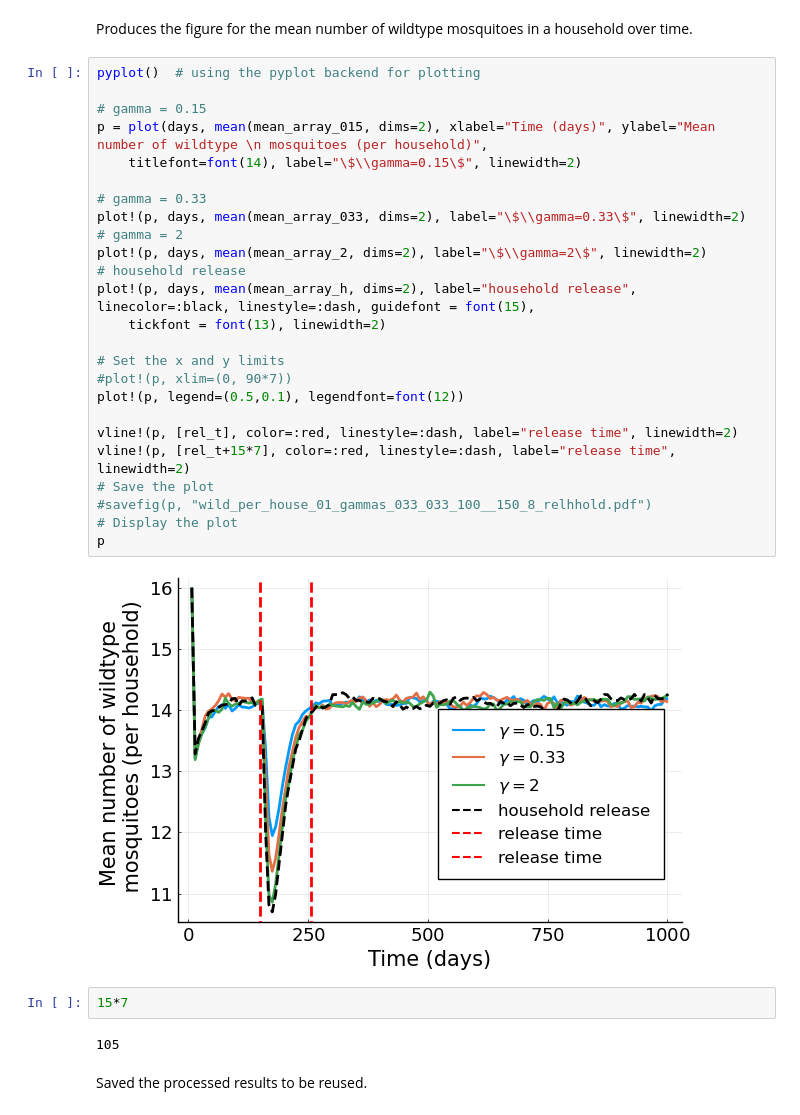
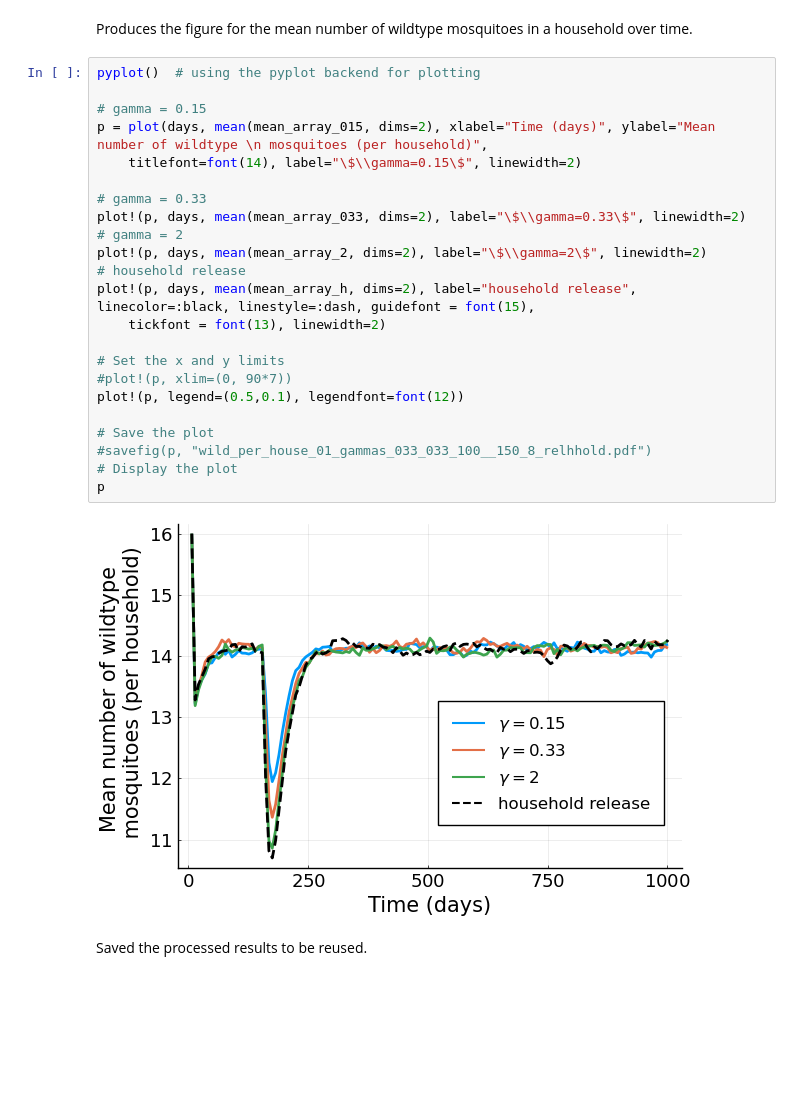
Before and after one commit to ahb48/Wolbachia-movement-households, a Jupyter notebook: Figure_5.ipynb, the cells around one changed output. Cells and saved outputs as stored; diff of their text form; blank space fills up the shorter version.

```diff
--- a/Figure_5.ipynb
+++ b/Figure_5.ipynb
@@ -217,34 +219,28 @@ Produces the figure for the mean number of wildtype mosquitoes in a household ov
 # %%
 pyplot()  # using the pyplot backend for plotting
 
 # gamma = 0.15
 p = plot(days, mean(mean_array_015, dims=2), xlabel="Time (days)", ylabel="Mean number of wildtype \n mosquitoes (per household)",
     titlefont=font(14), label="\$\\gamma=0.15\$", linewidth=2)
 
 # gamma = 0.33
 plot!(p, days, mean(mean_array_033, dims=2), label="\$\\gamma=0.33\$", linewidth=2)
 # gamma = 2
 plot!(p, days, mean(mean_array_2, dims=2), label="\$\\gamma=2\$", linewidth=2)
 # household release
 plot!(p, days, mean(mean_array_h, dims=2), label="household release", linecolor=:black, linestyle=:dash, guidefont = font(15),
     tickfont = font(13), linewidth=2)
 
 # Set the x and y limits
 #plot!(p, xlim=(0, 90*7))
 plot!(p, legend=(0.5,0.1), legendfont=font(12))
 
-vline!(p, [rel_t], color=:red, linestyle=:dash, label="release time", linewidth=2)
-vline!(p, [rel_t+15*7], color=:red, linestyle=:dash, label="release time", linewidth=2)
 # Save the plot
 #savefig(p, "wild_per_house_01_gammas_033_033_100__150_8_relhhold.pdf")
 # Display the plot
 p
 # %% [output]
-[figure, old version]
+[figure, new version]
-# %%
-15*7
-# %% [output]
-105
 # %% [markdown]
 Saved the processed results to be reused.
 # %%
```
Also changed, not shown: parts of 1 cell of this notebook.
